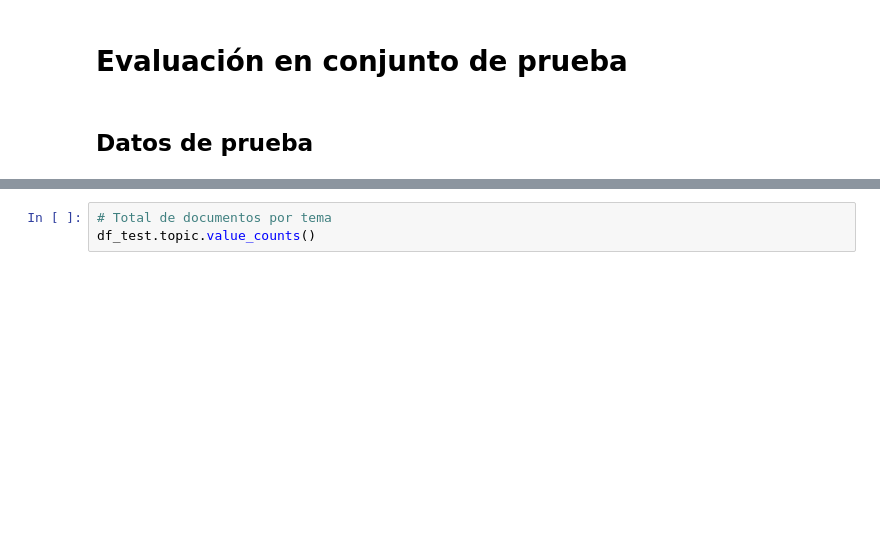
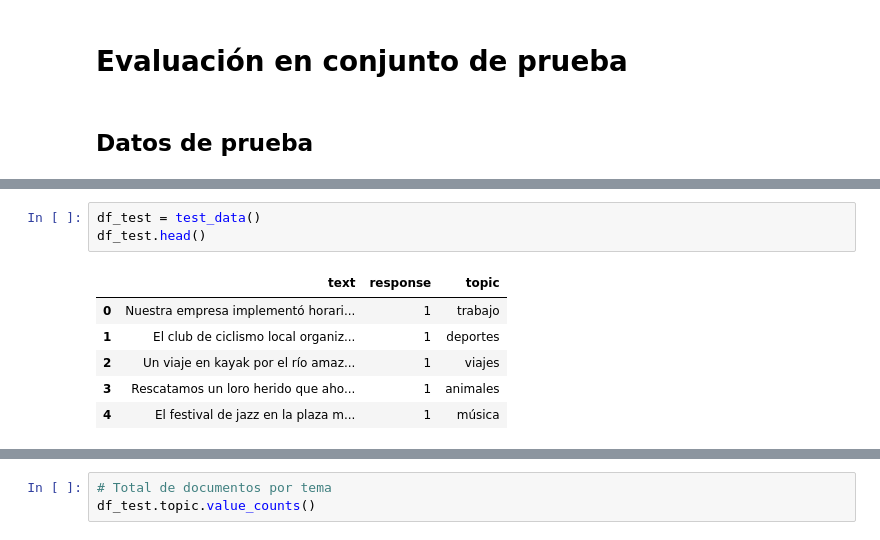
Before and after one commit to anlopezl/sLDA, a Jupyter notebook: sLDA.ipynb, the cells around one changed output, grey strips where cells are left out. Cells and saved outputs as stored; diff of their text form; blank space fills up the shorter version.

```diff
--- a/sLDA.ipynb
+++ b/sLDA.ipynb
@@ -421,0 +127,10 @@ df_test.head(5)
+# %%
+df_test = test_data()
+df_test.head()
+# %% [output]
+|  | text | response | topic |
+| 0 | Nuestra empresa implementó horari... | 1 | trabajo |
+| 1 | El club de ciclismo local organiz... | 1 | deportes |
+| 2 | Un viaje en kayak por el río amaz... | 1 | viajes |
+| 3 | Rescatamos un loro herido que aho... | 1 | animales |
+| 4 | El festival de jazz en la plaza m... | 1 | música |
```
Also changed, not shown: parts of 12 cells of this notebook, 5 other files.
